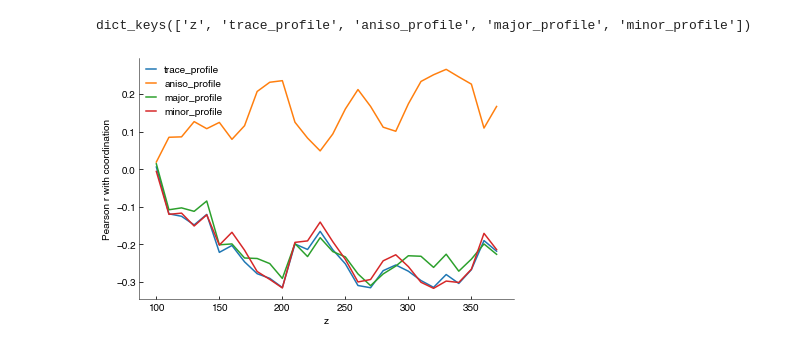
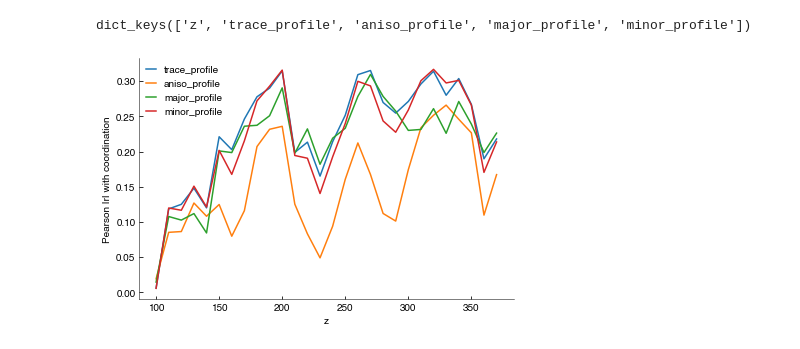
Before and after one commit to FTurci/canard-enchaine, a Jupyter notebook: Analysis.ipynb, the cells around one changed output. Drawn from its saved outputs; the diff is of its cells as text; code cells hidden in the pictures.

```diff
--- a/Analysis.ipynb
+++ b/Analysis.ipynb
@@ -279,10 +169,10 @@ dict_keys(['z', 'trace_profile', 'aniso_profile', 'major_profile', 'minor_profil
 # %%
 for k,v in profiles.items():
     if 'profile' in k:
-        plt.plot(zs,v,label=k)
+        plt.plot(zs,np.absolute(v),label=k)
 plt.legend()
-plt.xlabel('z'),plt.ylabel('Pearson r with coordination');
+plt.xlabel('z'),plt.ylabel('Pearson |r| with coordination');
 plt.savefig('figs/profile_ correlations.png')
 # %% [output]
-[figure, old version]
+[figure, new version]
 # %%
```
Also changed, not shown: parts of 38 cells of this notebook, 2 other files.
